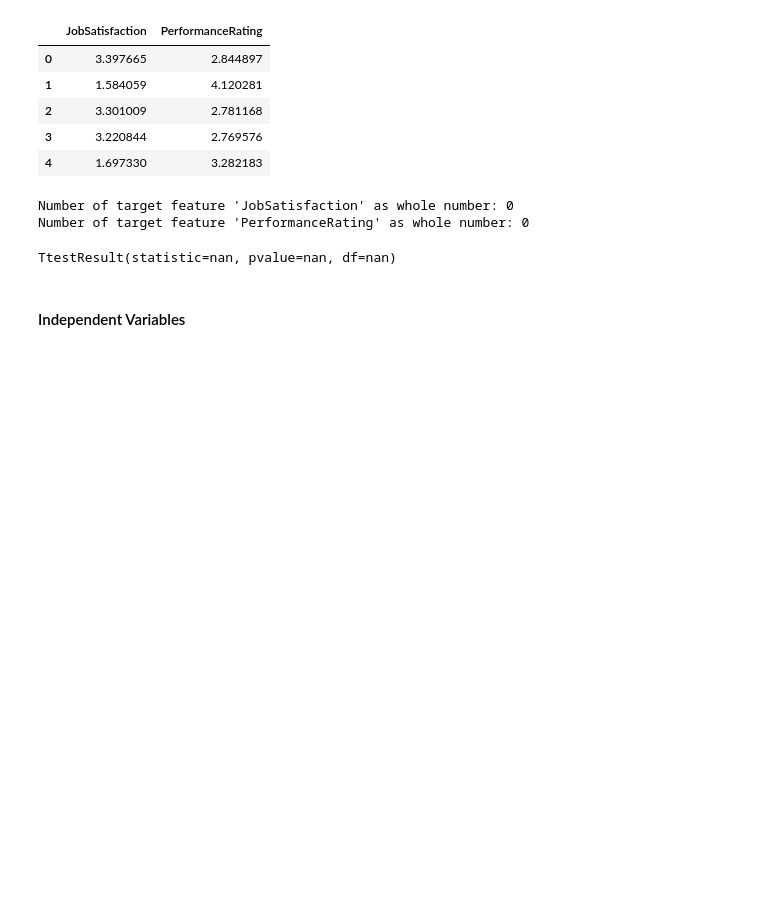
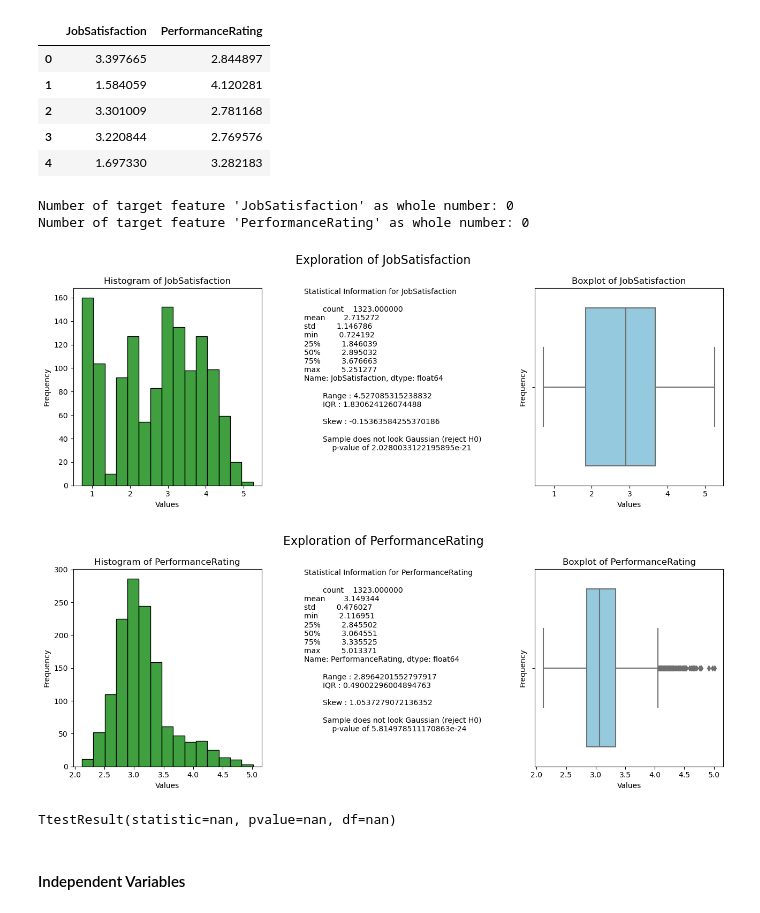
Before and after one commit to Lughaidh-w/Integrated_CA, a Jupyter notebook: Integrated CA2.ipynb, the cells around one changed output. Saved outputs shown, nothing was run; the diff lists cells and outputs as text; code cells hidden in the pictures; blank space fills up the shorter version.

```diff
--- a/Integrated CA2.ipynb
+++ b/Integrated CA2.ipynb
@@ -392,3 +425,9 @@ Number of target feature 'PerformanceRating' as whole number: 0
+# %%
+for i in ["JobSatisfaction", "PerformanceRating"]:
+    numerical_explore(df, i)
+# %% [output]
+[figure, added]
+[figure, added]
 # %%
 #df["PerformanceRating"] = df["PerformanceRating"].fillna(df["PerformanceRating"].mean())
 # %%
```
Also changed, not shown: parts of 20 cells of this notebook.
